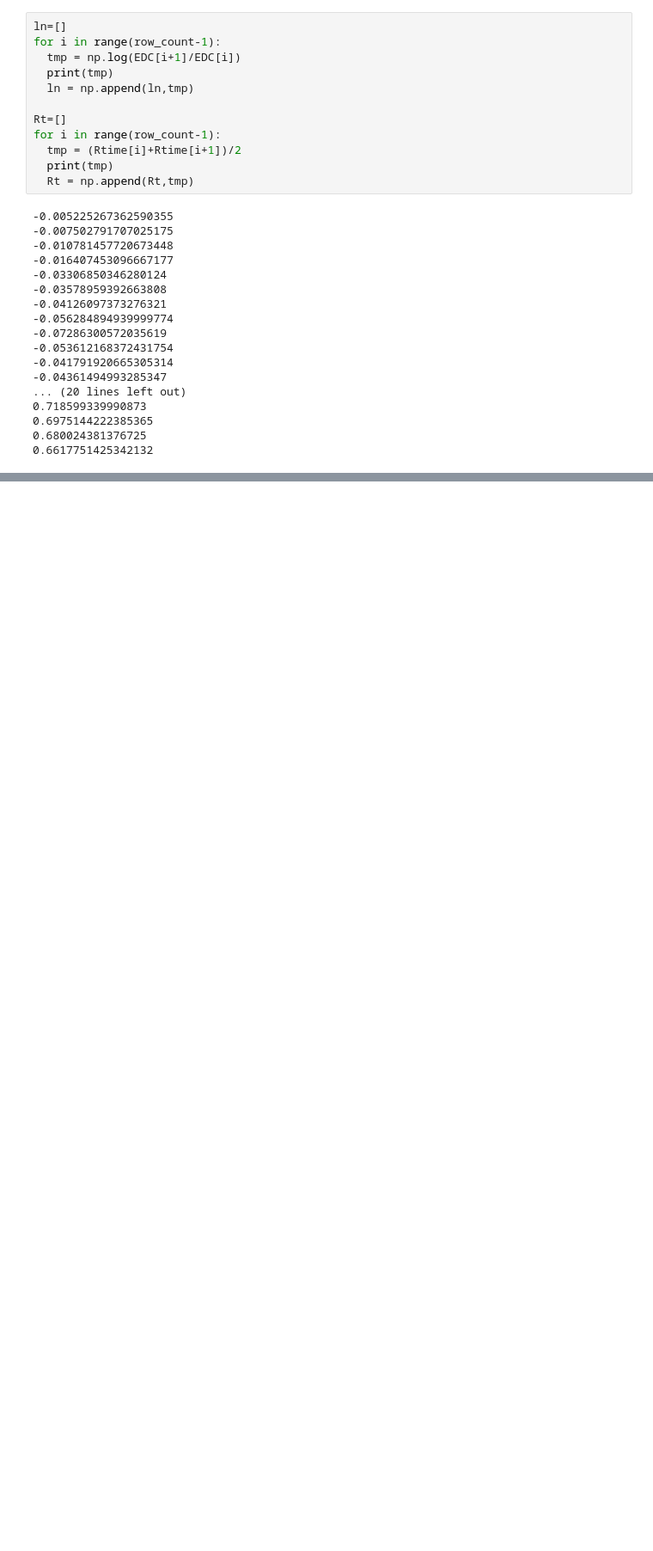
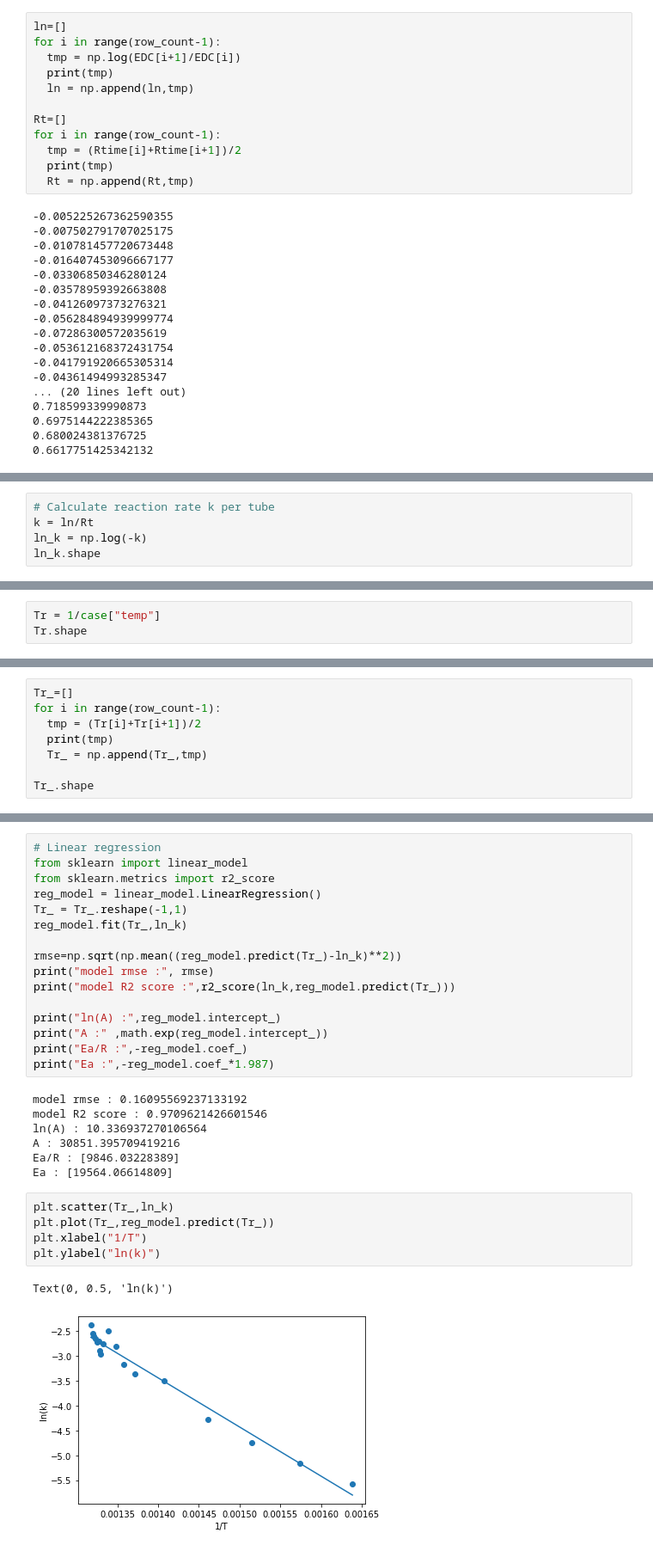
Before and after one commit to BingHungLee/BHAI-Daily-Practice, a Jupyter notebook: [20210706]_EDC_Cracking_Deriviations_Data_Preprocessing.ipynb, the cells around one changed output, grey strips where cells are left out. Shown: that part at 86% size. Cells and saved outputs as stored; diff of their text form; blank space fills up the shorter version.

```diff
--- a/[20210706]_EDC_Cracking_Deriviations_Data_Preprocessing.ipynb
+++ b/[20210706]_EDC_Cracking_Deriviations_Data_Preprocessing.ipynb
@@ -260,0 +251,5 @@ R = np.log(A)/np.log()
+# %%
+# Calculate reaction rate k per tube
+k = ln/Rt
+ln_k = np.log(-k)
+ln_k.shape
@@ -260,0 +258,3 @@ R = np.log(A)/np.log()
+# %%
+Tr = 1/case["temp"]
+Tr.shape
@@ -260,0 +263,8 @@ R = np.log(A)/np.log()
+# %%
+Tr_=[]
+for i in range(row_count-1):
+  tmp = (Tr[i]+Tr[i+1])/2
+  print(tmp)
+  Tr_ = np.append(Tr_,tmp)
+
+Tr_.shape
@@ -260,0 +291,31 @@ R = np.log(A)/np.log()
+# %%
+# Linear regression
+from sklearn import linear_model
+from sklearn.metrics import r2_score
+reg_model = linear_model.LinearRegression()
+Tr_ = Tr_.reshape(-1,1)
+reg_model.fit(Tr_,ln_k)
+
+rmse=np.sqrt(np.mean((reg_model.predict(Tr_)-ln_k)**2))
+print("model rmse :", rmse)
+print("model R2 score :",r2_score(ln_k,reg_model.predict(Tr_)))
+
+print("ln(A) :",reg_model.intercept_)
+print("A :" ,math.exp(reg_model.intercept_))
+print("Ea/R :",-reg_model.coef_)
+print("Ea :",-reg_model.coef_*1.987)
+# %% [output]
+model rmse : 0.16095569237133192
+model R2 score : 0.9709621426601546
+ln(A) : 10.336937270106564
+A : 30851.395709419216
+Ea/R : [9846.03228389]
+Ea : [19564.06614809]
+# %%
+plt.scatter(Tr_,ln_k)
+plt.plot(Tr_,reg_model.predict(Tr_))
+plt.xlabel("1/T")
+plt.ylabel("ln(k)")
+# %% [output]
+Text(0, 0.5, 'ln(k)')
+[figure, added]
```
Also changed, not shown: parts of 7 cells of this notebook.
